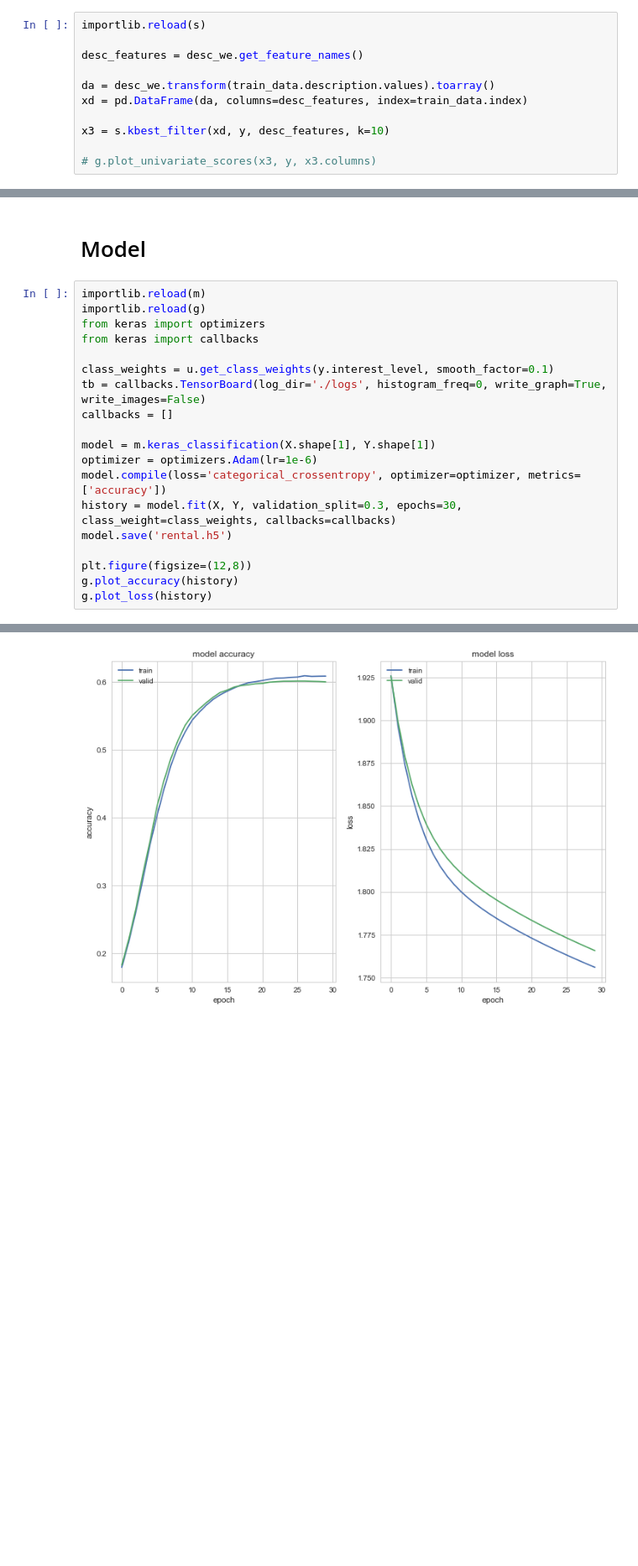
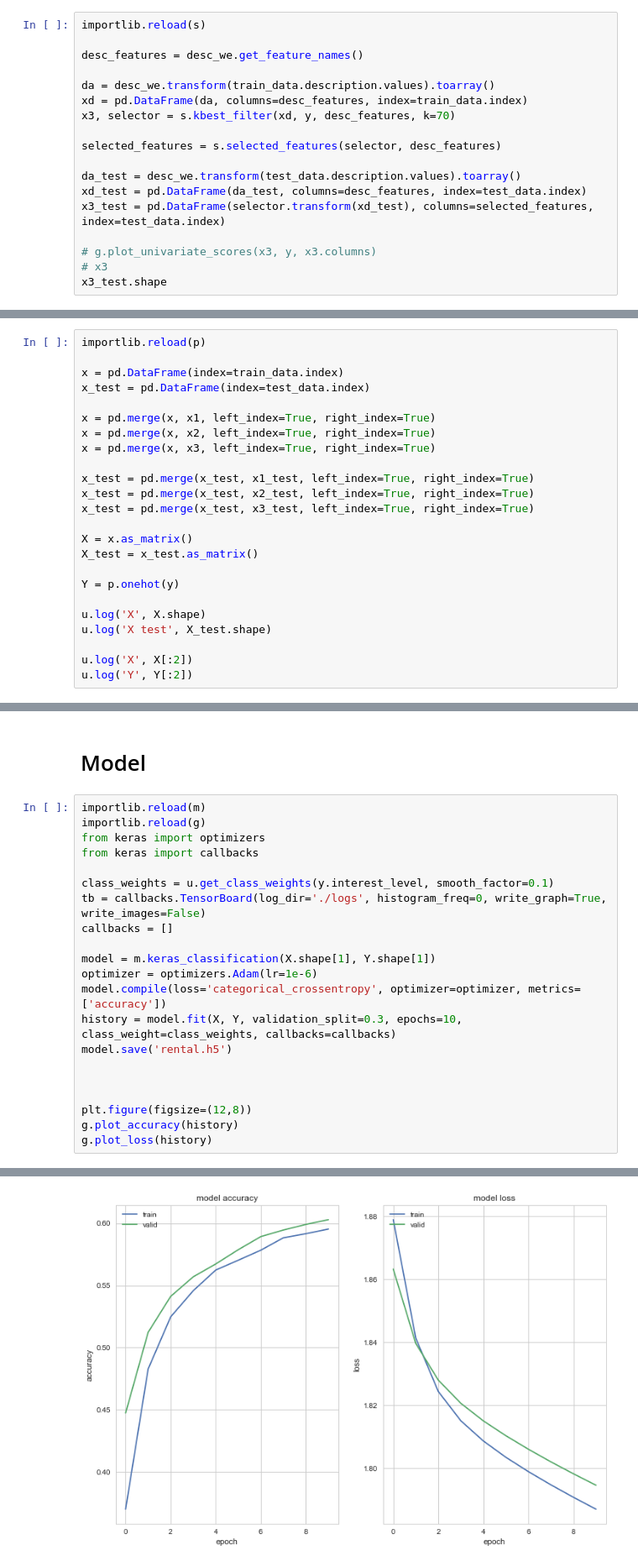
Before and after one commit to icostan/kaggle, a Jupyter notebook: rental-listing/rental-listing.ipynb, the cells around one changed output, grey strips where cells are left out. Shown: that part at 84% size. Saved outputs shown, nothing was run; the diff lists cells and outputs as text; blank space fills up the shorter version.

```diff
--- a/rental-listing/rental-listing.ipynb
+++ b/rental-listing/rental-listing.ipynb
@@ -180,8 +200,15 @@ desc_features = desc_we.get_feature_names()
 
 da = desc_we.transform(train_data.description.values).toarray()
 xd = pd.DataFrame(da, columns=desc_features, index=train_data.index)
+x3, selector = s.kbest_filter(xd, y, desc_features, k=70)
 
-x3 = s.kbest_filter(xd, y, desc_features, k=10)
+selected_features = s.selected_features(selector, desc_features)
+
+da_test = desc_we.transform(test_data.description.values).toarray()
+xd_test = pd.DataFrame(da_test, columns=desc_features, index=test_data.index)
+x3_test = pd.DataFrame(selector.transform(xd_test), columns=selected_features, index=test_data.index)
 
 # g.plot_univariate_scores(x3, y, x3.columns)
+# x3
+x3_test.shape
 # %% [output]
@@ -219,0 +217,24 @@ Y: (49352, 3)
+# %%
+importlib.reload(p)
+
+x = pd.DataFrame(index=train_data.index)
+x_test = pd.DataFrame(index=test_data.index)
+
+x = pd.merge(x, x1, left_index=True, right_index=True)
+x = pd.merge(x, x2, left_index=True, right_index=True)
+x = pd.merge(x, x3, left_index=True, right_index=True)
+
+x_test = pd.merge(x_test, x1_test, left_index=True, right_index=True)
+x_test = pd.merge(x_test, x2_test, left_index=True, right_index=True)
+x_test = pd.merge(x_test, x3_test, left_index=True, right_index=True)
+
+X = x.as_matrix()
+X_test = x_test.as_matrix()
+
+Y = p.onehot(y)
+
+u.log('X', X.shape)
+u.log('X test', X_test.shape)
+
+u.log('X', X[:2])
+u.log('Y', Y[:2])
@@ -232,8 +271,10 @@ callbacks = []
 model = m.keras_classification(X.shape[1], Y.shape[1])
 optimizer = optimizers.Adam(lr=1e-6)
 model.compile(loss='categorical_crossentropy', optimizer=optimizer, metrics=['accuracy'])
-history = model.fit(X, Y, validation_split=0.3, epochs=30, class_weight=class_weights, callbacks=callbacks)
+history = model.fit(X, Y, validation_split=0.3, epochs=10, class_weight=class_weights, callbacks=callbacks)
 model.save('rental.h5')
+
+
 
 plt.figure(figsize=(12,8))
 g.plot_accuracy(history)
@@ -259 +300 @@ Epoch 30/30
-[figure, old version]
+[figure, new version]
```
Also changed, not shown: parts of 16 cells of this notebook, 4 other files.
